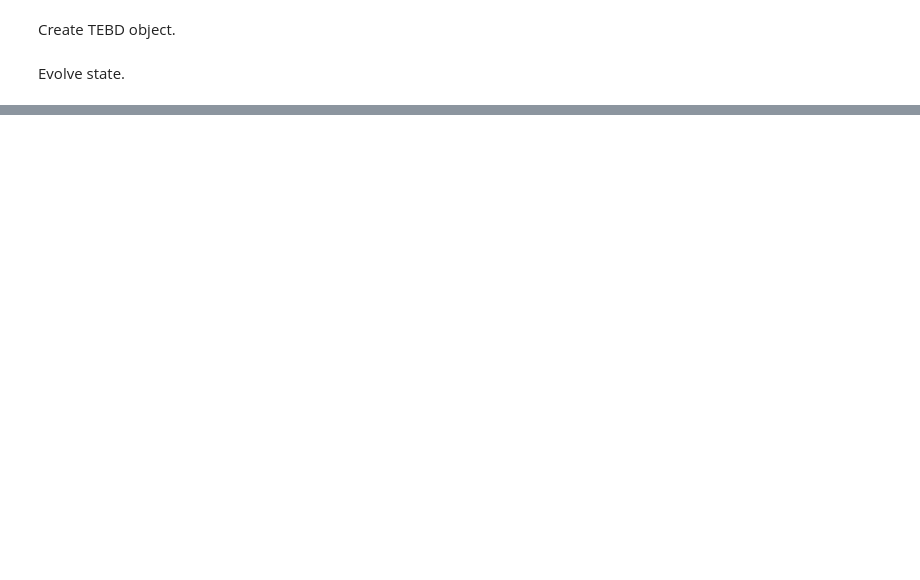
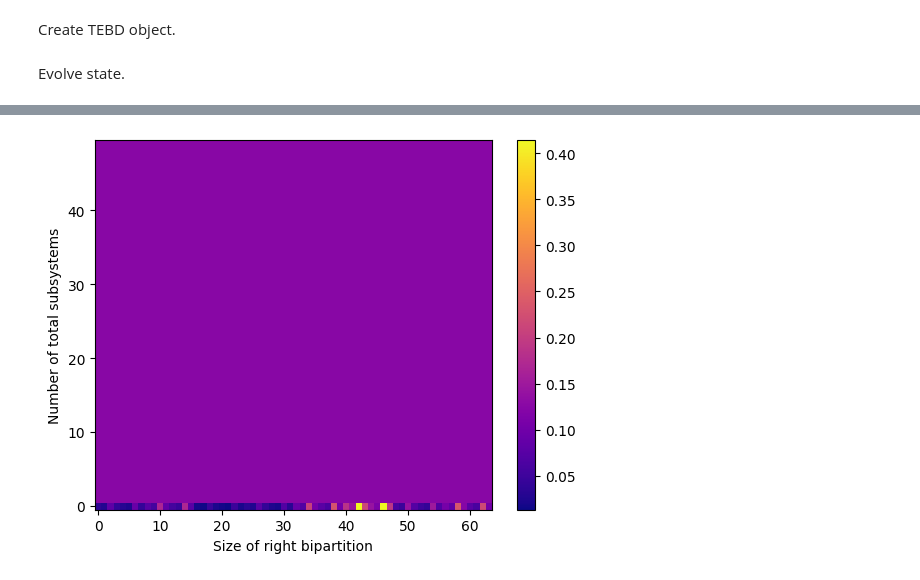
Before and after one commit to jchryssanthacopoulos/quantum_information, a Jupyter notebook: final_project/notebooks/tebd_finite.ipynb, the cells around one changed output, grey strips where cells are left out. Saved outputs shown, nothing was run; the diff lists cells and outputs as text; code cells hidden in the pictures; blank space fills up the shorter version.

```diff
--- a/final_project/notebooks/tebd_finite.ipynb
+++ b/final_project/notebooks/tebd_finite.ipynb
@@ -83,0 +95,12 @@ Iteration: 4900 of 5000, energy: -1.9999999999999996
+# %%
+plt.imshow(
+    np.abs(wave_functions),
+    origin="lower",
+    cmap="plasma",
+    aspect="auto"
+)
+plt.xlabel("Size of right bipartition")
+plt.ylabel("Number of total subsystems")
+plt.colorbar();
+# %% [output]
+[figure, added]
```
Also changed, not shown: parts of 9 cells of this notebook, 3 other files.
